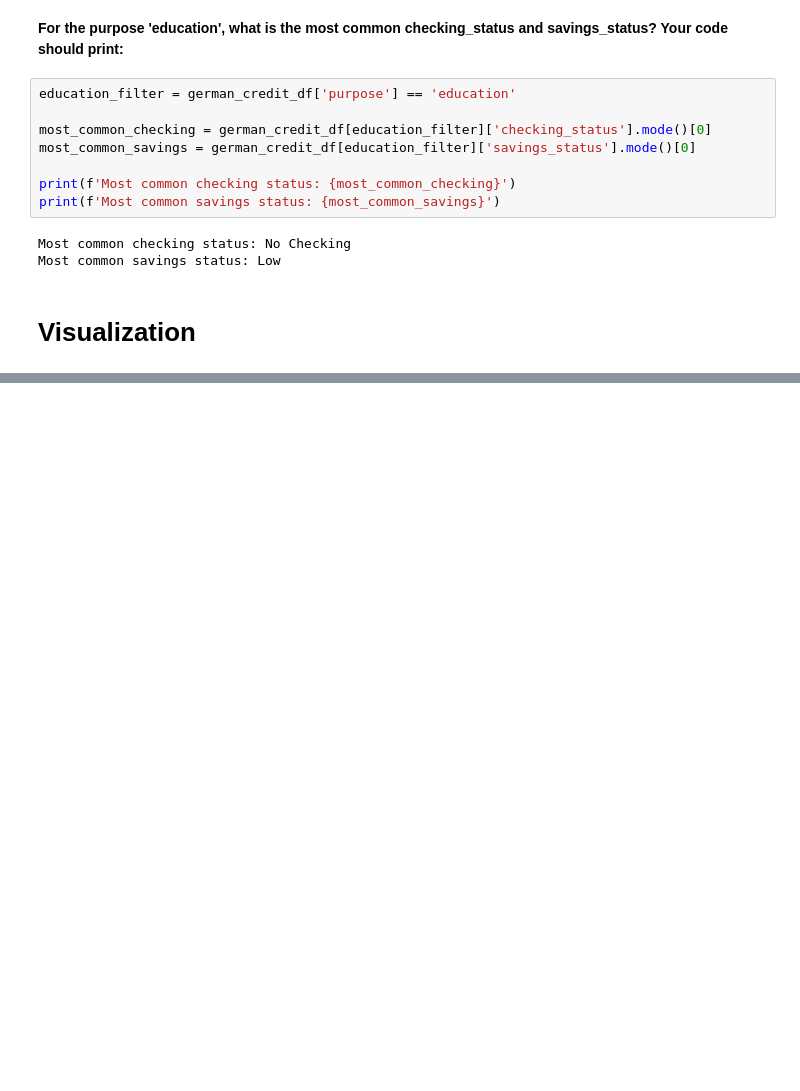
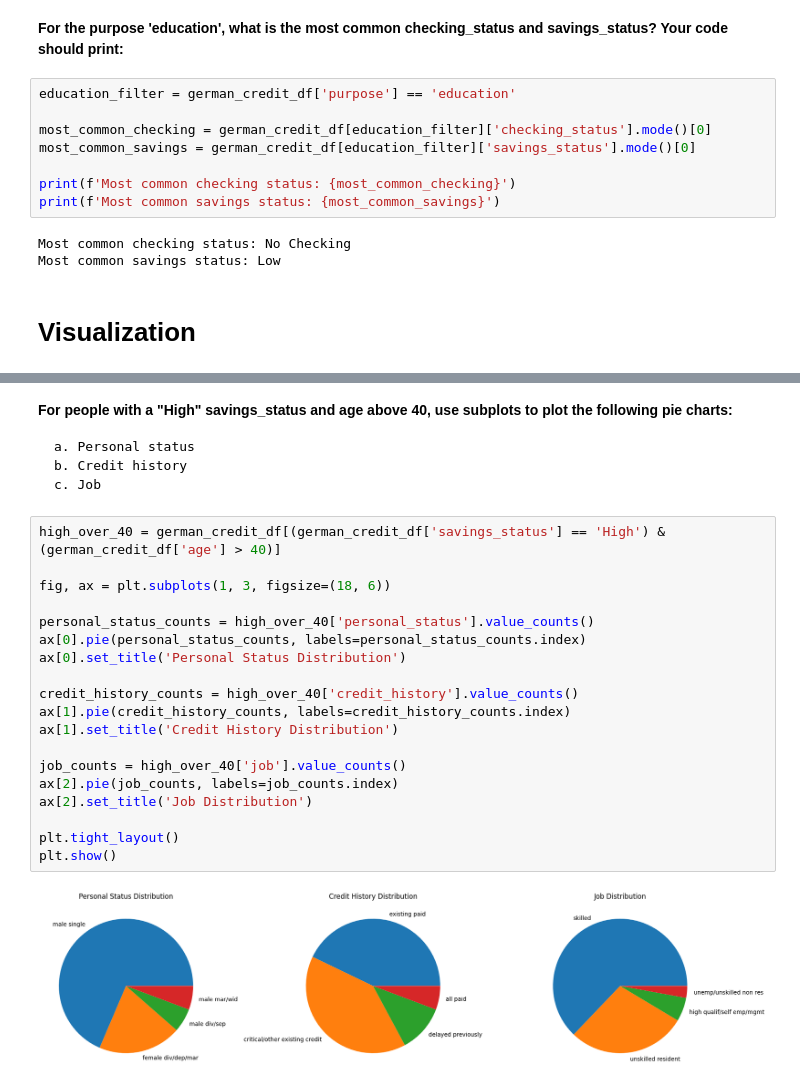
Before and after one commit to Benyaminwasnthere/-Assignment3, a Jupyter notebook: german_credit.ipynb, the cells around one changed output, grey strips where cells are left out. Saved outputs shown, nothing was run; the diff lists cells and outputs as text; blank space fills up the shorter version.

```diff
--- a/german_credit.ipynb
+++ b/german_credit.ipynb
@@ -229,0 +263,27 @@ Most common savings status: Low
+# %% [markdown]
+**For people with a "High" savings_status and age above 40, use subplots to plot the following pie charts:**
+
+    a. Personal status
+    b. Credit history
+    c. Job
+# %%
+high_over_40 = german_credit_df[(german_credit_df['savings_status'] == 'High') & (german_credit_df['age'] > 40)]
+
+fig, ax = plt.subplots(1, 3, figsize=(18, 6))
+
+personal_status_counts = high_over_40['personal_status'].value_counts()
+ax[0].pie(personal_status_counts, labels=personal_status_counts.index)
+ax[0].set_title('Personal Status Distribution')
+
+credit_history_counts = high_over_40['credit_history'].value_counts()
+ax[1].pie(credit_history_counts, labels=credit_history_counts.index)
+ax[1].set_title('Credit History Distribution')
+
+job_counts = high_over_40['job'].value_counts()
+ax[2].pie(job_counts, labels=job_counts.index)
+ax[2].set_title('Job Distribution')
+
+plt.tight_layout()
+plt.show()
+# %% [output]
+[figure, added]
```
Also changed, not shown: parts of 6 cells of this notebook.
